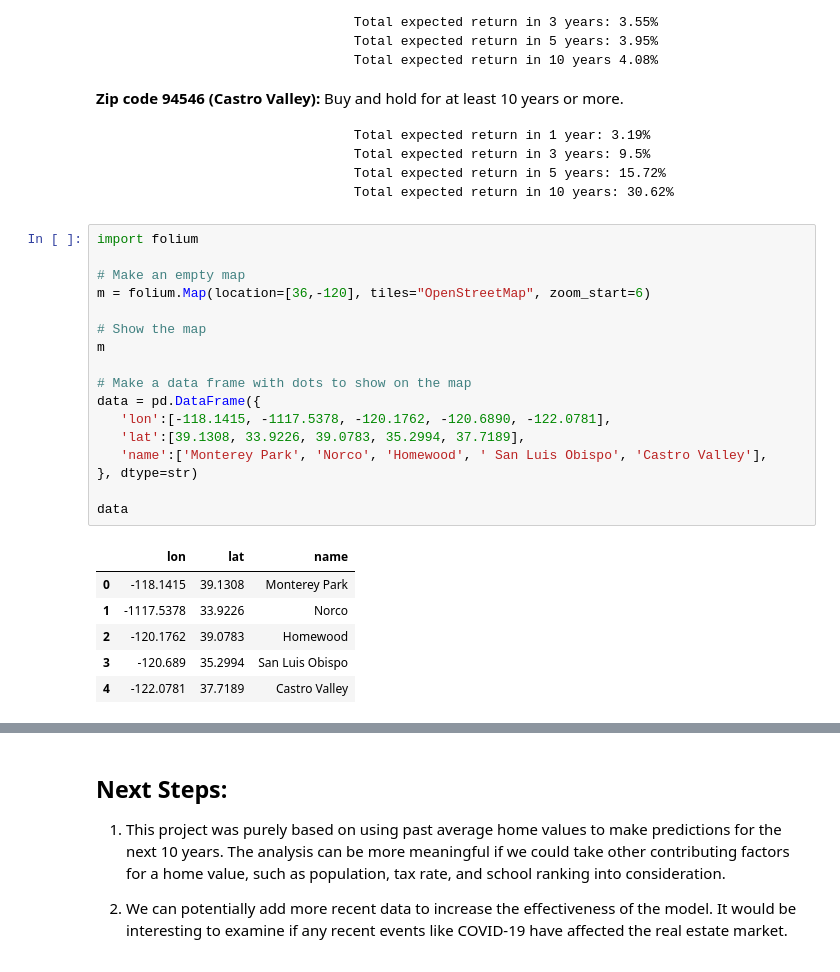
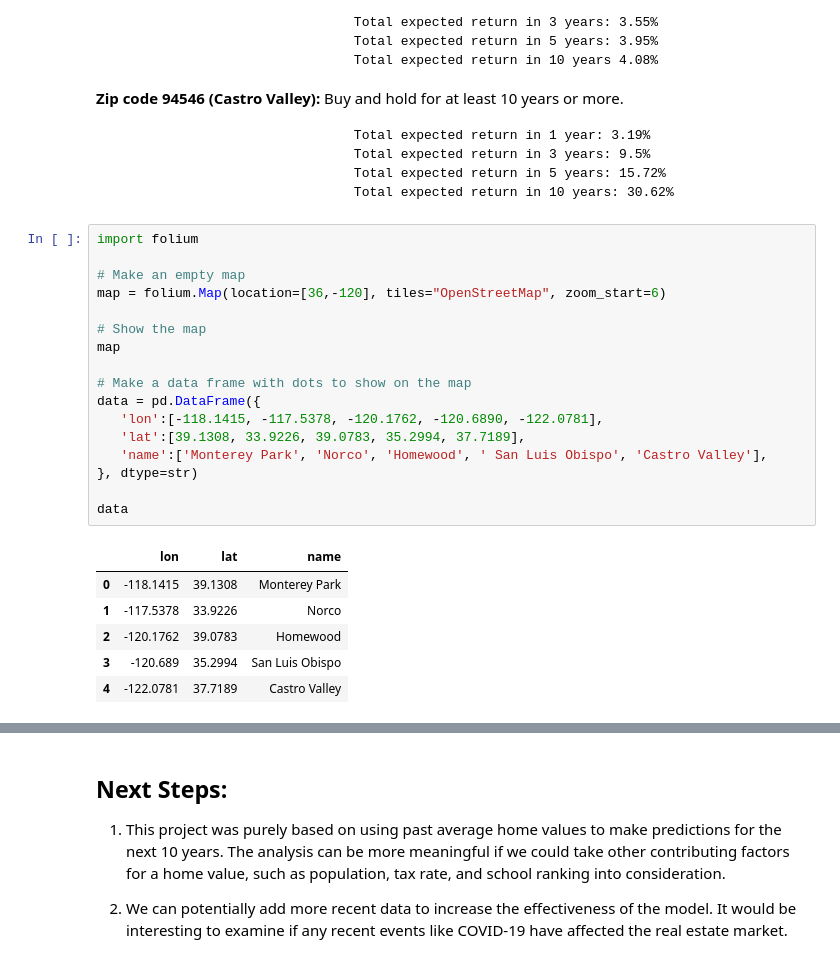
Before and after one commit to jennifernha/Zillow-Time-Series, a Jupyter notebook: Zillow-Times-Series.ipynb, the cells around one changed output, grey strips where cells are left out. Saved outputs shown, nothing was run; the diff lists cells and outputs as text.

```diff
--- a/Zillow-Times-Series.ipynb
+++ b/Zillow-Times-Series.ipynb
@@ -1136,24 +1136,24 @@ Our result shows that below 5 zipcodes have the highest ROI, and therefore, I re
 # %%
 import folium
 
 # Make an empty map
-m = folium.Map(location=[36,-120], tiles="OpenStreetMap", zoom_start=6)
+map = folium.Map(location=[36,-120], tiles="OpenStreetMap", zoom_start=6)
 
 # Show the map
-m
+map
 
 # Make a data frame with dots to show on the map
 data = pd.DataFrame({
-   'lon':[-118.1415, -1117.5378, -120.1762, -120.6890, -122.0781],
+   'lon':[-118.1415, -117.5378, -120.1762, -120.6890, -122.0781],
    'lat':[39.1308, 33.9226, 39.0783, 35.2994, 37.7189],
    'name':['Monterey Park', 'Norco', 'Homewood', ' San Luis Obispo', 'Castro Valley'],
 }, dtype=str)
 
 data
 # %% [output]
 |  | lon | lat | name |
 | 0 | -118.1415 | 39.1308 | Monterey Park |
-| 1 | -1117.5378 | 33.9226 | Norco |
+| 1 | -117.5378 | 33.9226 | Norco |
 | 2 | -120.1762 | 39.0783 | Homewood |
 | 3 | -120.689 | 35.2994 | San Luis Obispo |
 | 4 | -122.0781 | 37.7189 | Castro Valley |
```
Also changed, not shown: parts of 4 cells of this notebook.
